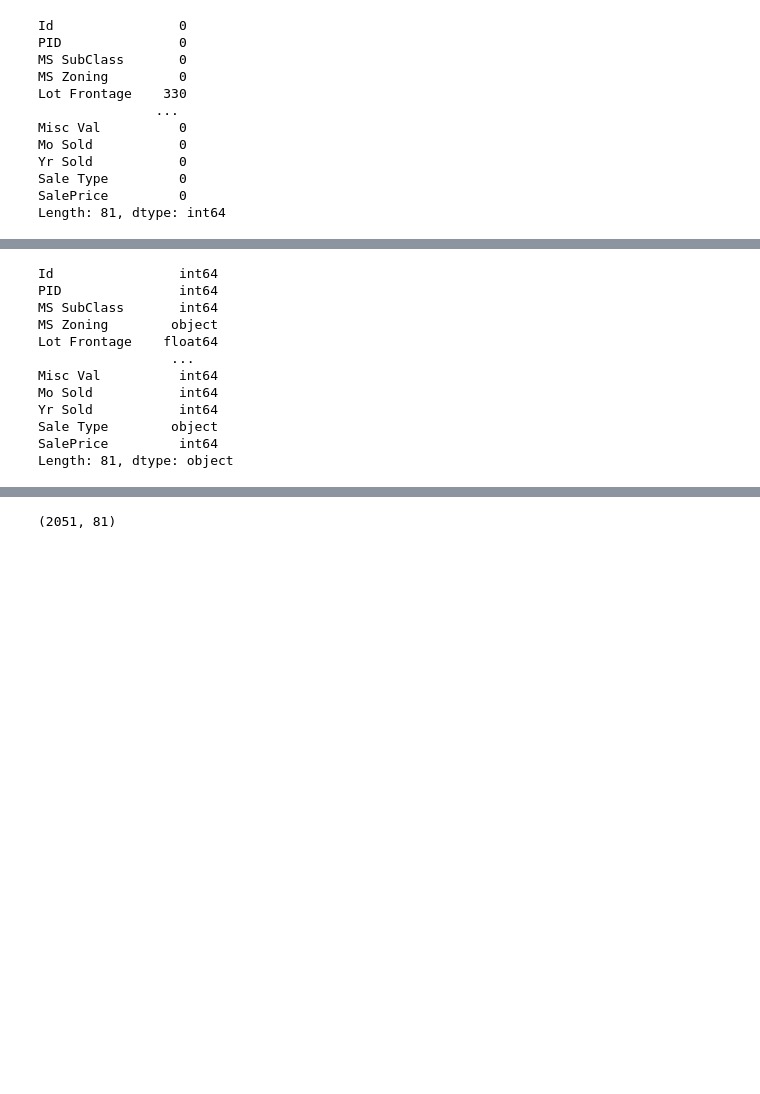
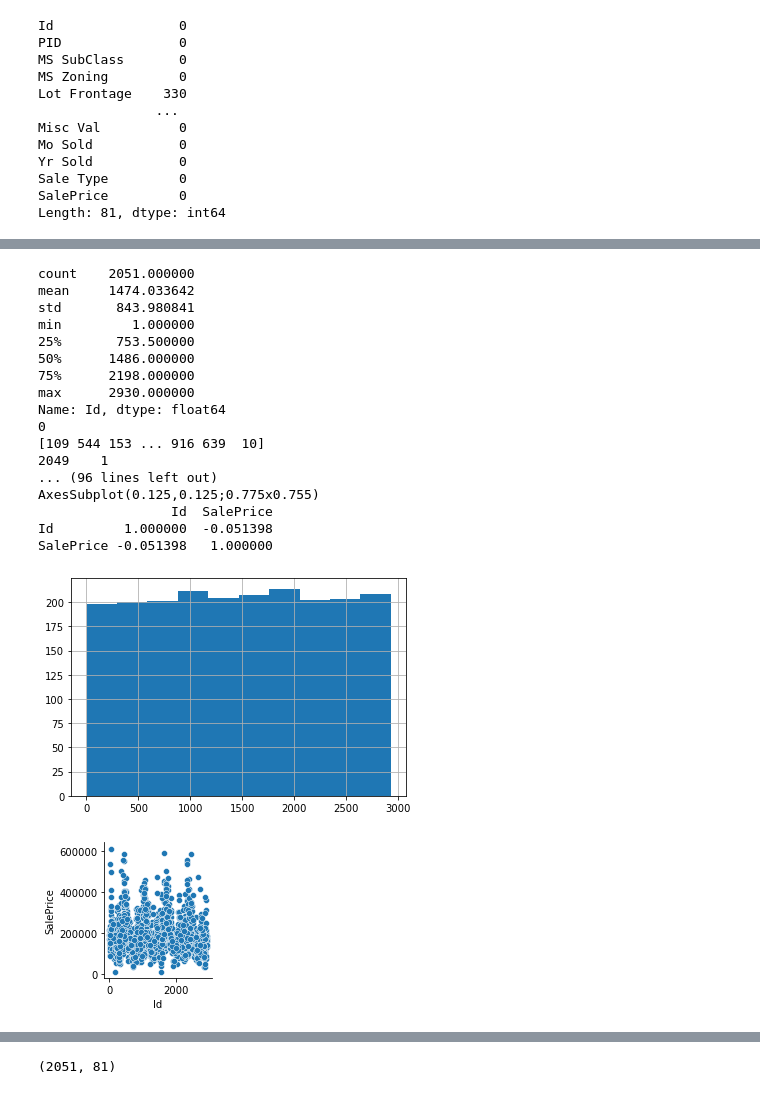
Before and after one commit to vivekbavda/Fair-Housing-Sale-Prices, a Jupyter notebook: VivekBavdaProject2AmesHousingAnalysis.ipynb, the cells around one changed output, grey strips where cells are left out. Drawn from its saved outputs; the diff is of its cells as text; code cells hidden in the pictures; blank space fills up the shorter version.

Commit message:
cleaning

```diff
--- a/VivekBavdaProject2AmesHousingAnalysis.ipynb
+++ b/VivekBavdaProject2AmesHousingAnalysis.ipynb
@@ -54,6 +54,20 @@ from sklearn.metrics import r2_score
 from sklearn import metrics
 import statsmodels.api as sm
 import patsy
+#For EDA and Data cleaning
+def datacleaning(feature):
+    print(dftrain[feature].describe())
+    print(dftrain[feature].isnull().sum())
+    print(dftrain[feature].unique())
+    print(dftrain[feature].value_counts())
+    print(dftest[feature].describe())
+    print(dftest[feature].isnull().sum())
+    print(dftest[feature].unique())
+    print(dftest[feature].value_counts())
+    print(dftrain[feature].hist())
+    sns.pairplot(dftrain, x_vars=[feature], y_vars=['SalePrice'])
+    print(dftrain[[feature, 'SalePrice']].corr())
+    return
 # %%
 AmesDatasetTrain='./datasets/train.csv'
 
@@ -114,16 +152,24 @@ Length: 81, dtype: int64
 # %%
-#ccheck Data types
-dftrain.dtypes
+#Going through each numeric variable
+#Id is parcel id number for people to take look at. No relevance to this project
+datacleaning('Id')
 # %% [output]
-Id                int64
-PID               int64
-MS SubClass       int64
-MS Zoning        object
-Lot Frontage    float64
-                 ...
-Misc Val          int64
-Mo Sold           int64
-Yr Sold           int64
-Sale Type        object
-SalePrice         int64
-Length: 81, dtype: object
+count    2051.000000
+mean     1474.033642
+std       843.980841
+min         1.000000
+25%       753.500000
+50%      1486.000000
+75%      2198.000000
+max      2930.000000
+Name: Id, dtype: float64
+0
+[109 544 153 ... 916 639  10]
+2049    1
+... (96 lines left out)
+AxesSubplot(0.125,0.125;0.775x0.755)
+                 Id  SalePrice
+Id         1.000000  -0.051398
+SalePrice -0.051398   1.000000
+[figure, added]
+[figure, added]
```
Also changed, not shown: parts of 32 cells of this notebook.
